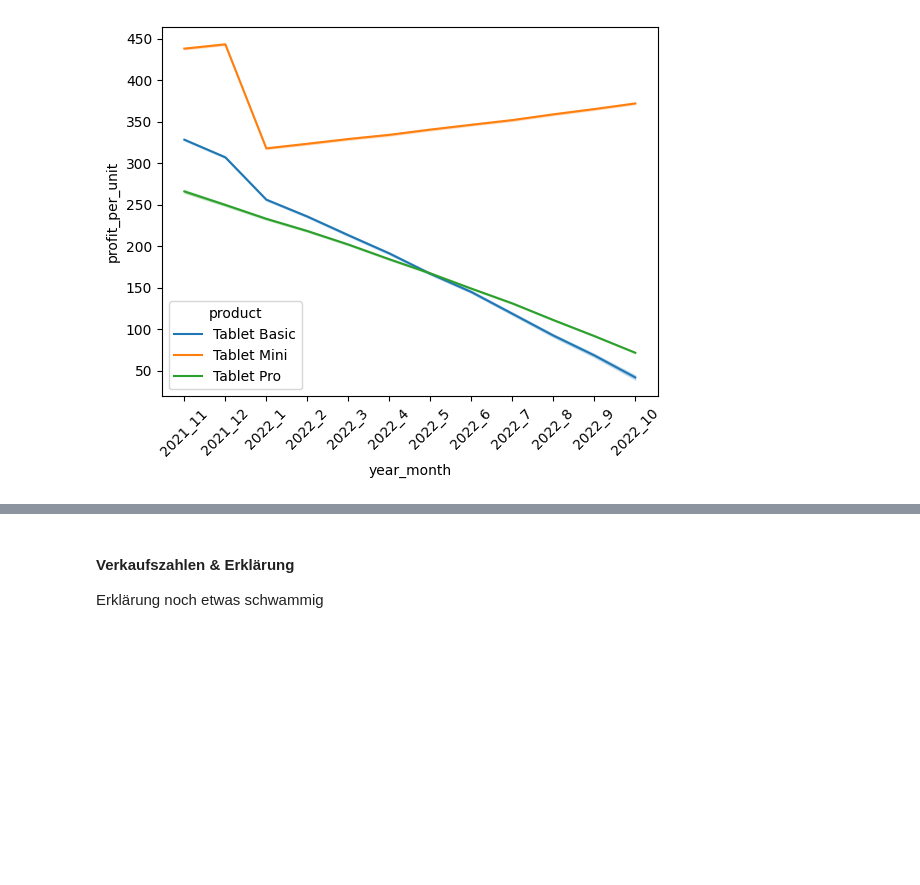
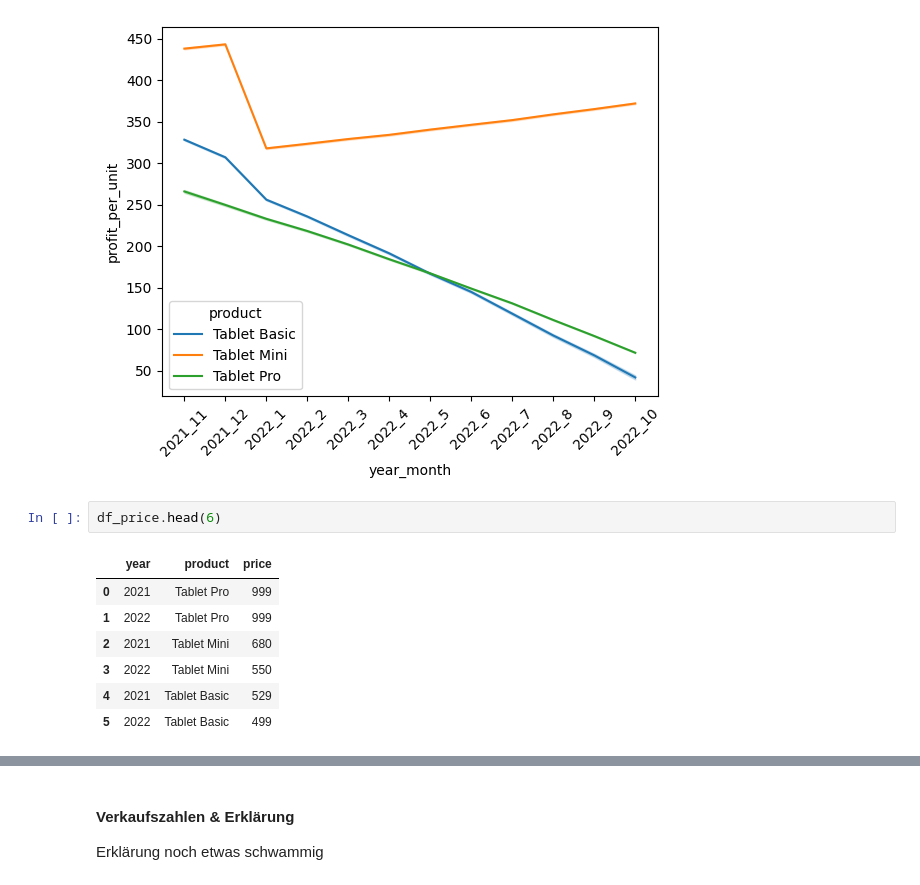
Before and after one commit to timstr97/business-analytics-case-study, a Jupyter notebook: sandbox/florian/analyse_vergleich_modelle.ipynb, the cells around one changed output, grey strips where cells are left out. Drawn from its saved outputs; the diff is of its cells as text; blank space fills up the shorter version.

```diff
--- a/sandbox/florian/analyse_vergleich_modelle.ipynb
+++ b/sandbox/florian/analyse_vergleich_modelle.ipynb
@@ -118,3 +118,13 @@ plot.set_xticklabels(plot.get_xticklabels(), rotation=45)
 plt.show()
 # %% [output]
 [figure]
+# %%
+df_price.head(6)
+# %% [output]
+|  | year | product | price |
+| 0 | 2021 | Tablet Pro | 999 |
+| 1 | 2022 | Tablet Pro | 999 |
+| 2 | 2021 | Tablet Mini | 680 |
+| 3 | 2022 | Tablet Mini | 550 |
+| 4 | 2021 | Tablet Basic | 529 |
+| 5 | 2022 | Tablet Basic | 499 |
```
Also changed, not shown: parts of 4 cells of this notebook, 1 other file.
